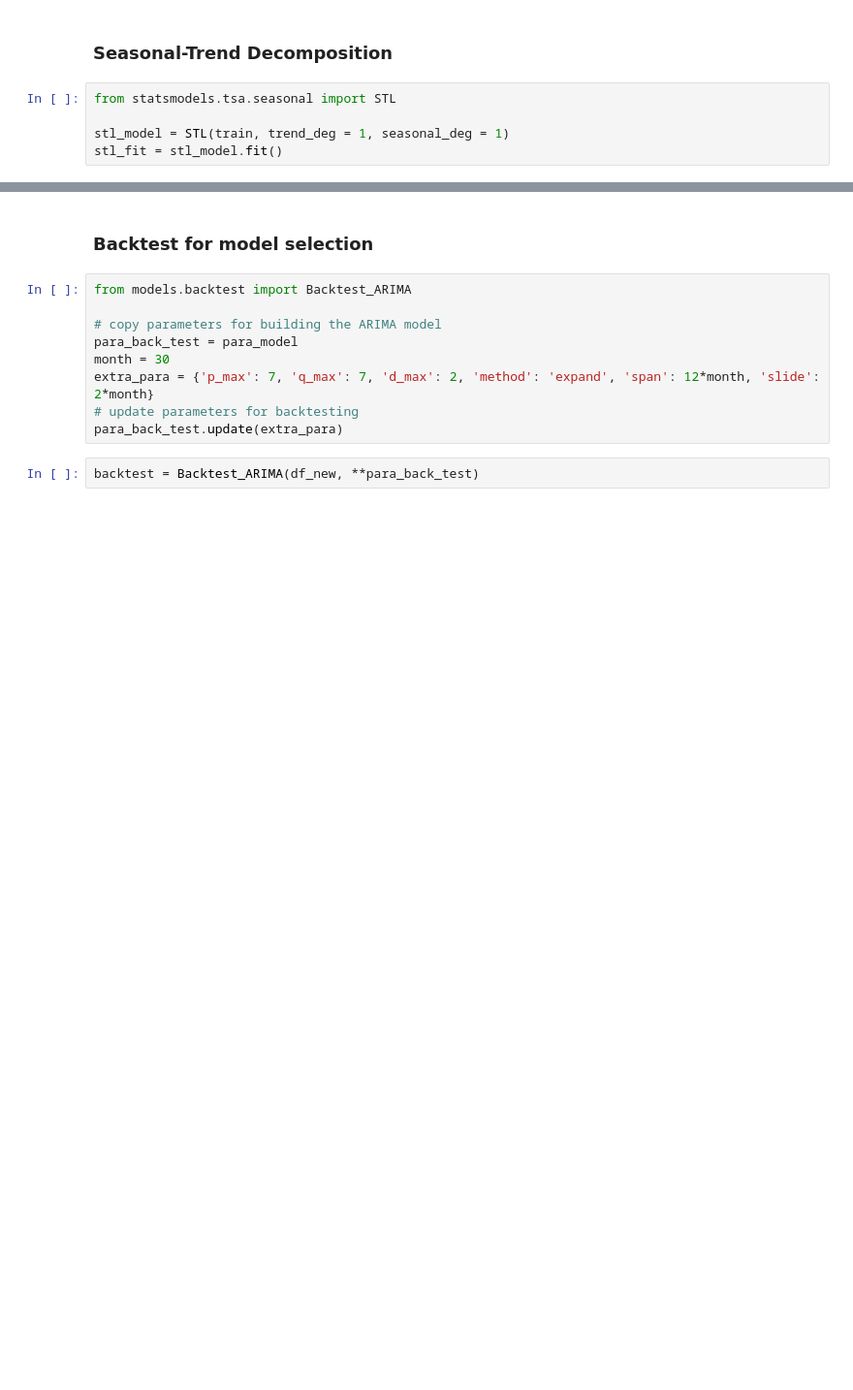
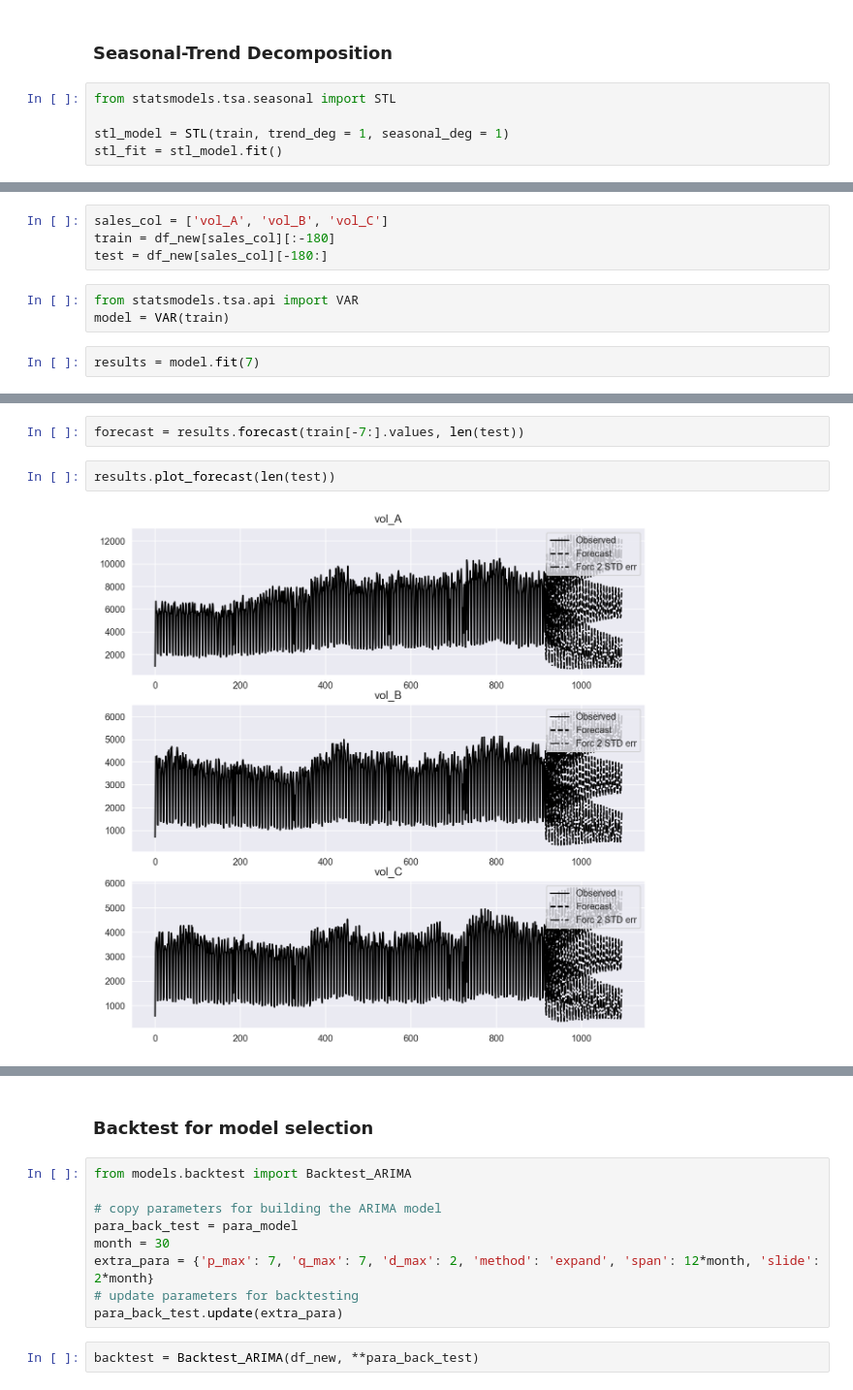
Before and after one commit to empyriumz/CoverMyMeds_TimeSeries, a Jupyter notebook: development.ipynb, the cells around one changed output, grey strips where cells are left out. Shown at 97% size. Saved outputs shown, nothing was run; the diff lists cells and outputs as text; blank space fills up the shorter version.

```diff
--- a/development.ipynb
+++ b/development.ipynb
@@ -224,0 +227,9 @@ stl_fit = stl_model.fit()
+# %%
+sales_col = ['vol_A', 'vol_B', 'vol_C']
+train = df_new[sales_col][:-180]
+test = df_new[sales_col][-180:]
+# %%
+from statsmodels.tsa.api import VAR
+model = VAR(train)
+# %%
+results = model.fit(7)
@@ -224,0 +256,6 @@ stl_fit = stl_model.fit()
+# %%
+forecast = results.forecast(train[-7:].values, len(test))
+# %%
+results.plot_forecast(len(test))
+# %% [output]
+[figure, added]
```
Also changed, not shown: parts of 20 cells of this notebook, 2 other files.
